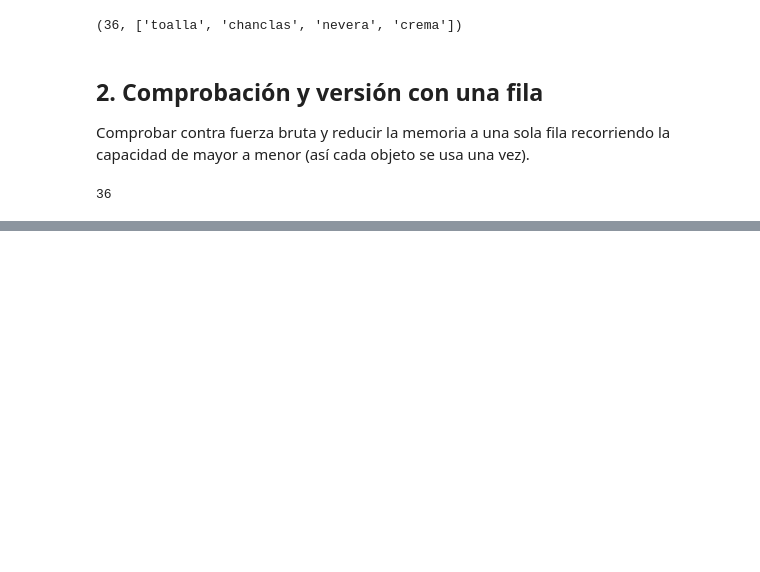
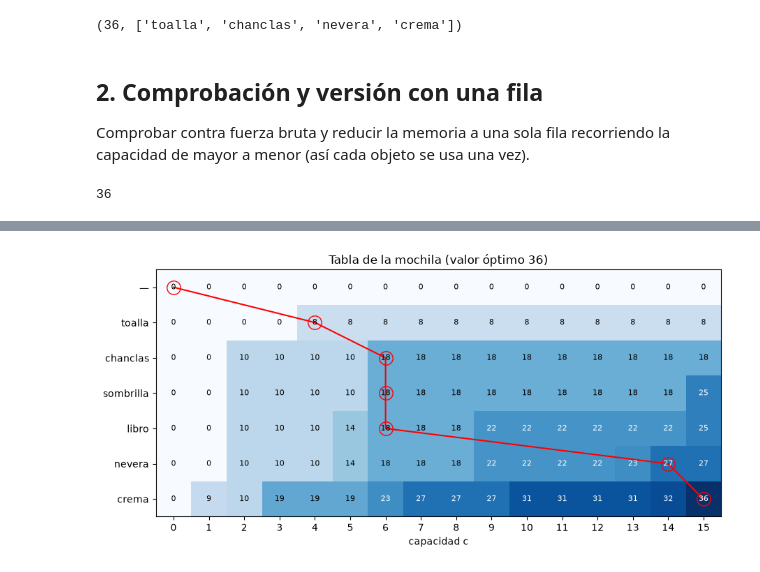
Before and after one commit to hectorolisan/logic-programming-exercises, a Jupyter notebook: src/18-programacion-dinamica/02-mochila.ipynb, the cells around one changed output, grey strips where cells are left out. Drawn from its saved outputs; the diff is of its cells as text; code cells hidden in the pictures; blank space fills up the shorter version.

```diff
--- a/src/18-programacion-dinamica/02-mochila.ipynb
+++ b/src/18-programacion-dinamica/02-mochila.ipynb
@@ -58,0 +142,35 @@ print(mochila_valor(playa, 15))
+# %%
+import matplotlib.pyplot as plt
+
+def tabla_mochila(objetos, capacidad):
+    T = [[0] * (capacidad + 1) for _ in range(len(objetos) + 1)]
+    for i, (_, volumen, valor) in enumerate(objetos, 1):
+        for c in range(capacidad + 1):
+            T[i][c] = T[i - 1][c]
+            if volumen <= c:
+                T[i][c] = max(T[i][c], T[i - 1][c - volumen] + valor)
+    return T
+
+T = tabla_mochila(playa, 15)
+camino, c = [], 15
+for i in range(len(playa), 0, -1):
+    camino.append((i, c))
+    if T[i][c] != T[i - 1][c]:
+        c -= playa[i - 1][1]
+camino.append((0, c))
+assert T[-1][-1] == mochila(playa, 15)[0]
+
+fig, eje = plt.subplots(figsize=(11, 4.5))
+eje.imshow(T, cmap="Blues")
+for i, fila in enumerate(T):
+    for c, valor in enumerate(fila):
+        eje.text(c, i, valor, ha="center", va="center", fontsize=8,
+                 color="white" if valor > T[-1][-1] * 0.6 else "black")
+eje.plot([c for _, c in camino], [i for i, _ in camino], color="red", marker="o", fillstyle="none", markersize=14)
+eje.set_xticks(range(16))
+eje.set_yticks(range(len(playa) + 1), ["—"] + [nombre for nombre, _, _ in playa])
+eje.set(xlabel="capacidad c", title=f"Tabla de la mochila (valor óptimo {T[-1][-1]})")
+plt.tight_layout()
+plt.show()
+# %% [output]
+[figure, added]
```
Also changed, not shown: parts of 5 cells of this notebook, 7 other files.
